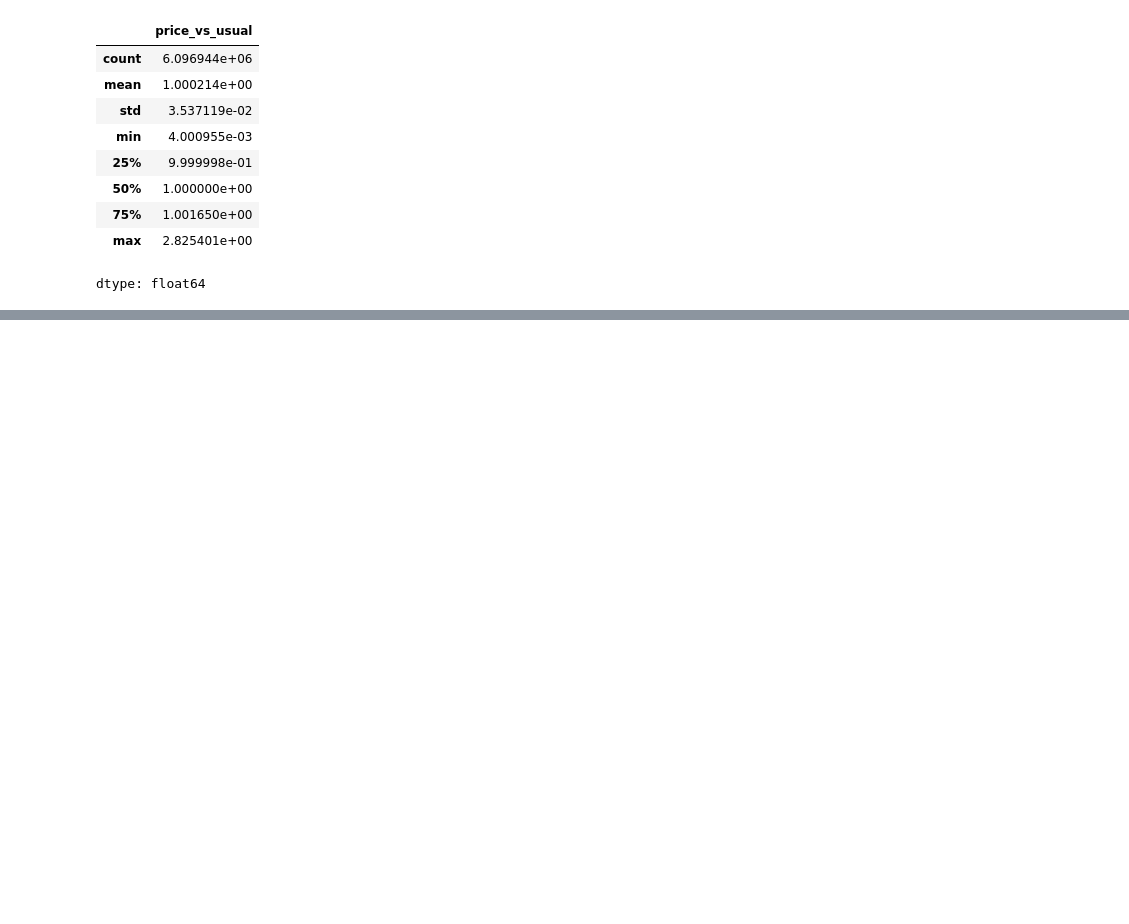
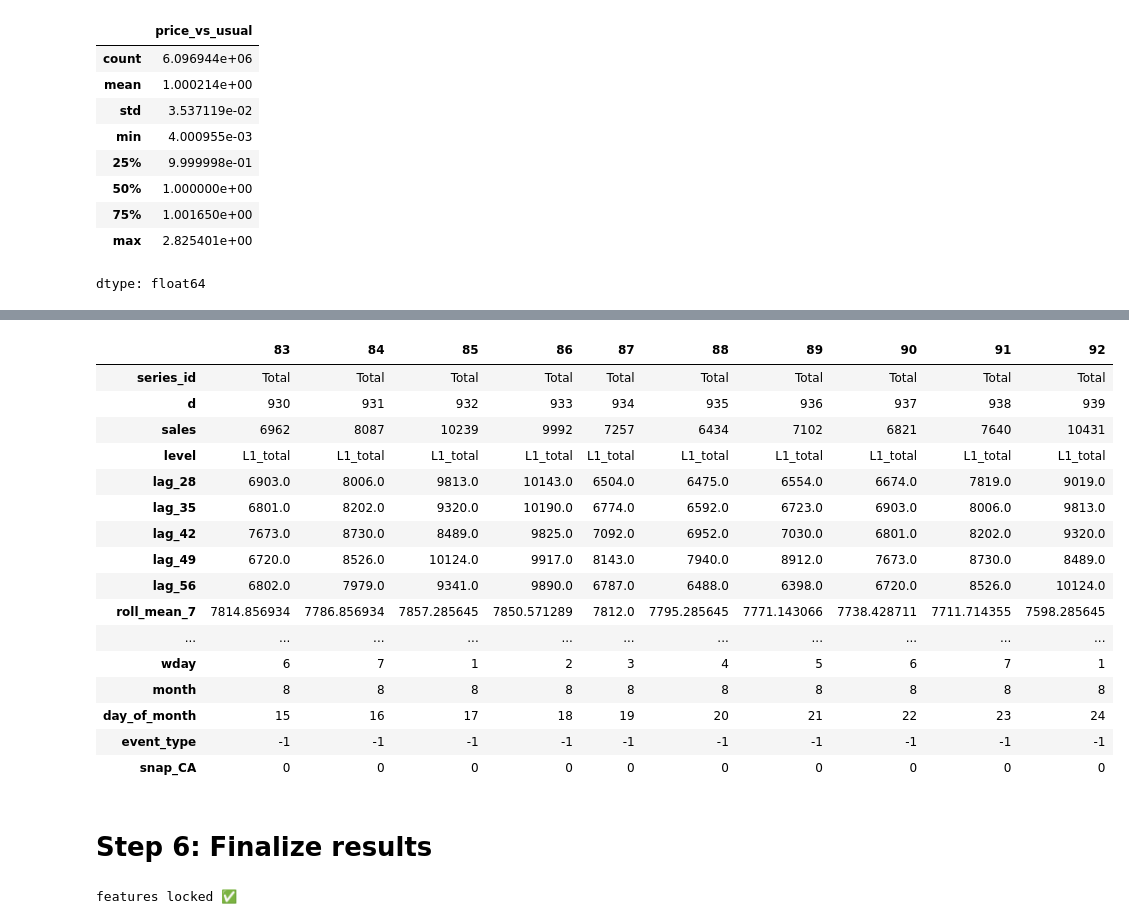
Before and after one commit to Snehil-Raut/CMPE_257_Machine_learning, a Jupyter notebook: notebooks/features.ipynb, the cells around one changed output, grey strips where cells are left out. Saved outputs shown, nothing was run; the diff lists cells and outputs as text; code cells hidden in the pictures; blank space fills up the shorter version.

```diff
--- a/notebooks/features.ipynb
+++ b/notebooks/features.ipynb
@@ -75,6 +75,7 @@ WINDOWS = [7, 14, 28, 56]          # average of the last N days, ending 28 days
 
 def make_features(table, level_name):
   grid = table.copy()
+  grid.columns.name = 'd'
 
   if grid.index.nlevels > 1:               #   ('CA_1','FOODS')
     grid.index = grid.index.map('_'.join)  #   join them -> 'CA_1_FOODS'
@@ -120,0 +142,29 @@ dtype: float64
+# %%
+# Teacher: all series from L1-L4 in one table (paper Sec 5.1.2)
+teacher = pd.concat([make_features(sales_by_level[name], name) for name in TEACHER_LEVELS],
+                    ignore_index=True)
+teacher = teacher.join(cal, on='d')
+teacher = teacher.dropna(subset=['roll_mean_56'])              # first 83 days: not enough history
+
+# Student: bottom level (item x store)
+student = make_features(bottom, 'L8_item_store')
+student = (student.merge(price_feats, on=['series_id', 'd'])   # inner join: on-sale days only
+                  .join(cal, on='d')
+                  .join(meta, on='series_id')                  # ids for store/dept clusters (Sec 5.4)
+                  .dropna(subset=['roll_mean_56']))
+
+# float64 -> float32 to save memory
+for table in (teacher, student):
+    floats = table.select_dtypes('float64').columns
+    table[floats] = table[floats].astype('float32')
+
+# leak check: all clues >= 28 days old
+assert min(LAGS) >= HORIZON, 'feature too recent -> leakage'
+
+print('teacher:', teacher.shape, '| series:', teacher.series_id.nunique())
+print('student:', student.shape, '| series:', student.series_id.nunique())
+student.head(10).T
+
+
+# The table below is Student's table, Where each column is 1 row of the table
+### Each row holds everything the model knows about one product on one day + the answer (sales). ###
@@ -120,0 +191,30 @@ dtype: float64
+# %%
+teacher.head(10).T
+# %% [output]
+|  | 83 | 84 | 85 | 86 | 87 | 88 | 89 | 90 | 91 | 92 |
+| series_id | Total | Total | Total | Total | Total | Total | Total | Total | Total | Total |
+| d | 930 | 931 | 932 | 933 | 934 | 935 | 936 | 937 | 938 | 939 |
+| sales | 6962 | 8087 | 10239 | 9992 | 7257 | 6434 | 7102 | 6821 | 7640 | 10431 |
+| level | L1_total | L1_total | L1_total | L1_total | L1_total | L1_total | L1_total | L1_total | L1_total | L1_total |
+| lag_28 | 6903.0 | 8006.0 | 9813.0 | 10143.0 | 6504.0 | 6475.0 | 6554.0 | 6674.0 | 7819.0 | 9019.0 |
+| lag_35 | 6801.0 | 8202.0 | 9320.0 | 10190.0 | 6774.0 | 6592.0 | 6723.0 | 6903.0 | 8006.0 | 9813.0 |
+| lag_42 | 7673.0 | 8730.0 | 8489.0 | 9825.0 | 7092.0 | 6952.0 | 7030.0 | 6801.0 | 8202.0 | 9320.0 |
+| lag_49 | 6720.0 | 8526.0 | 10124.0 | 9917.0 | 8143.0 | 7940.0 | 8912.0 | 7673.0 | 8730.0 | 8489.0 |
+| lag_56 | 6802.0 | 7979.0 | 9341.0 | 9890.0 | 6787.0 | 6488.0 | 6398.0 | 6720.0 | 8526.0 | 10124.0 |
+| roll_mean_7 | 7814.856934 | 7786.856934 | 7857.285645 | 7850.571289 | 7812.0 | 7795.285645 | 7771.143066 | 7738.428711 | 7711.714355 | 7598.285645 |
+| ... | ... | ... | ... | ... | ... | ... | ... | ... | ... | ... |
+| wday | 6 | 7 | 1 | 2 | 3 | 4 | 5 | 6 | 7 | 1 |
+| month | 8 | 8 | 8 | 8 | 8 | 8 | 8 | 8 | 8 | 8 |
+| day_of_month | 15 | 16 | 17 | 18 | 19 | 20 | 21 | 22 | 23 | 24 |
+| event_type | -1 | -1 | -1 | -1 | -1 | -1 | -1 | -1 | -1 | -1 |
+| snap_CA | 0 | 0 | 0 | 0 | 0 | 0 | 0 | 0 | 0 | 0 |
+# %% [markdown]
+# **Step 6: Finalize results**
+# %%
+
+assert teacher.shape == (13156, 18),   'teacher table changed! check data or code'
+assert student.shape == (5706588, 24), 'student table changed! check data or code'
+assert student.series_id.nunique() == 6098
+print('features locked ✅')
+# %% [output]
+features locked ✅
```
Also changed, not shown: parts of 6 cells of this notebook.
